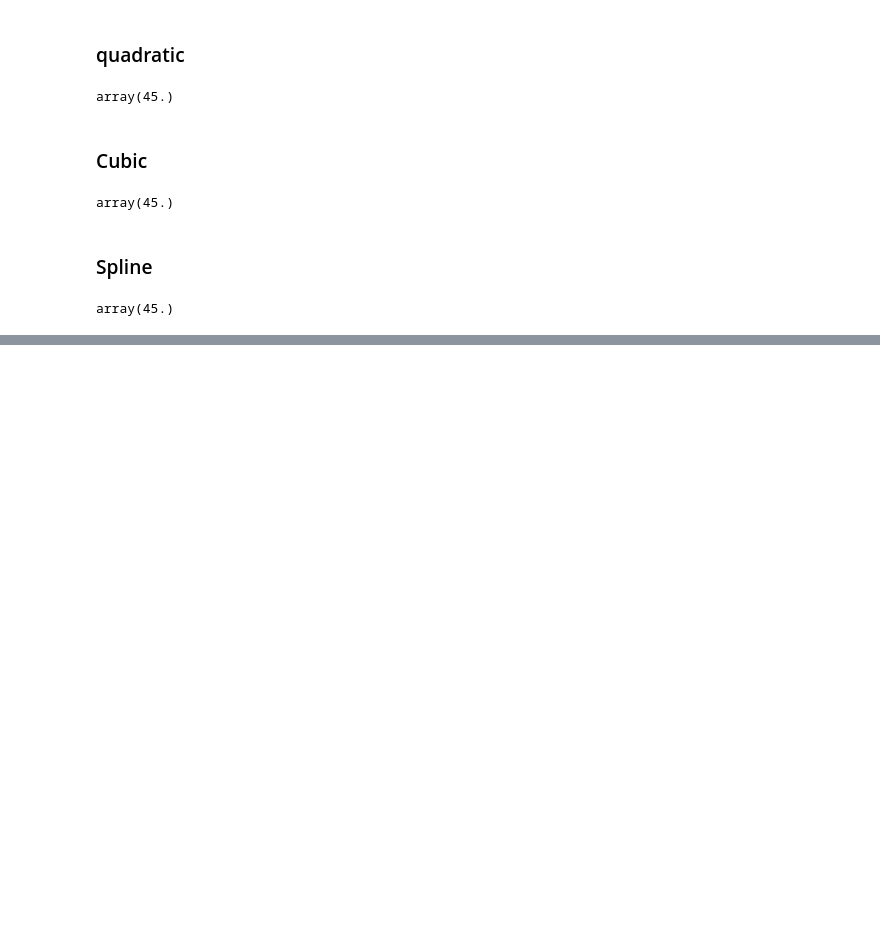
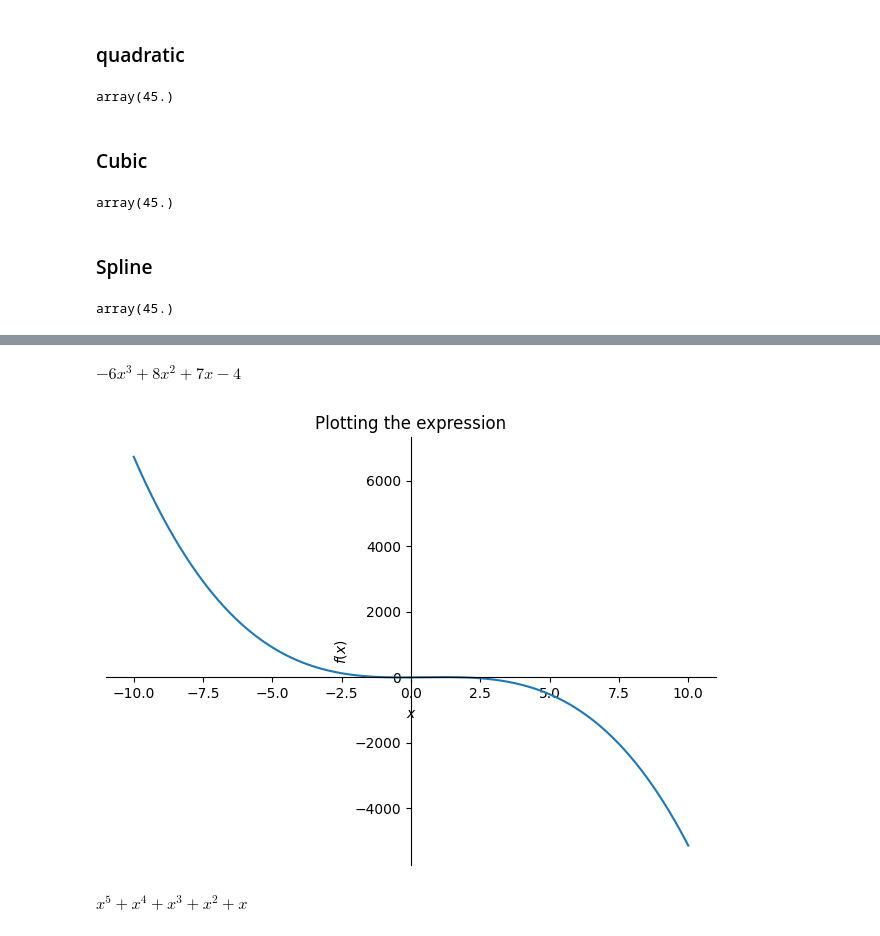
Before and after one commit to ODARI-CHARLES1/mathCompendium, a Jupyter notebook: NumericalMethods/Interpolation/Interpolation.ipynb, the cells around one changed output, grey strips where cells are left out. Cells and saved outputs as stored; diff of their text form; code cells hidden in the pictures; blank space fills up the shorter version.

```diff
--- a/NumericalMethods/Interpolation/Interpolation.ipynb
+++ b/NumericalMethods/Interpolation/Interpolation.ipynb
@@ -91,0 +141,25 @@ array(45.)
+# %%
+
+# Define data points as (x, y) tuples
+points = [(-1, 3), (0, -4), (1, 5), (2, -6)]
+
+# Generate the interpolating polynomial
+poly = interpolate(points, x)
+poly
+# %% [output]
+$\displaystyle - 6 x^{3} + 8 x^{2} + 7 x - 4$
+# %%
+#plotting the function
+sp.plot(poly,title="Plotting the expression")
+plt.show()
+# %% [output]
+[figure, added]
+# %%
+import sympy as sp
+
+i,x= sp.symbols('i,x')
+# Computes 1 * 2 * 3 * 4 * 5
+sp.summation(x**i, (i, 1, 5))
+# Output: 120
+# %% [output]
+$\displaystyle x^{5} + x^{4} + x^{3} + x^{2} + x$
```
Also changed, not shown: parts of 7 cells of this notebook.
